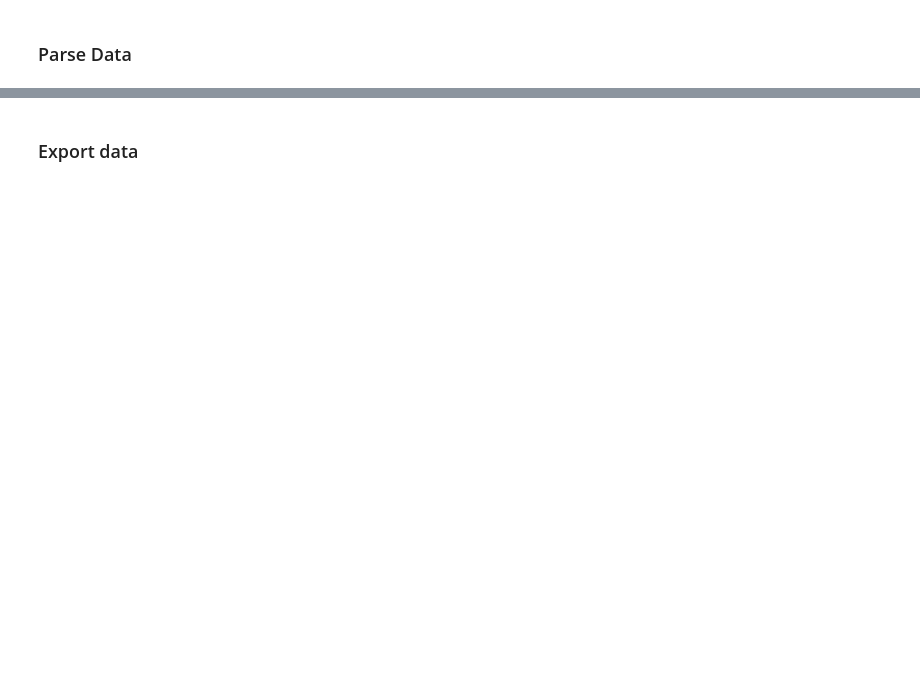
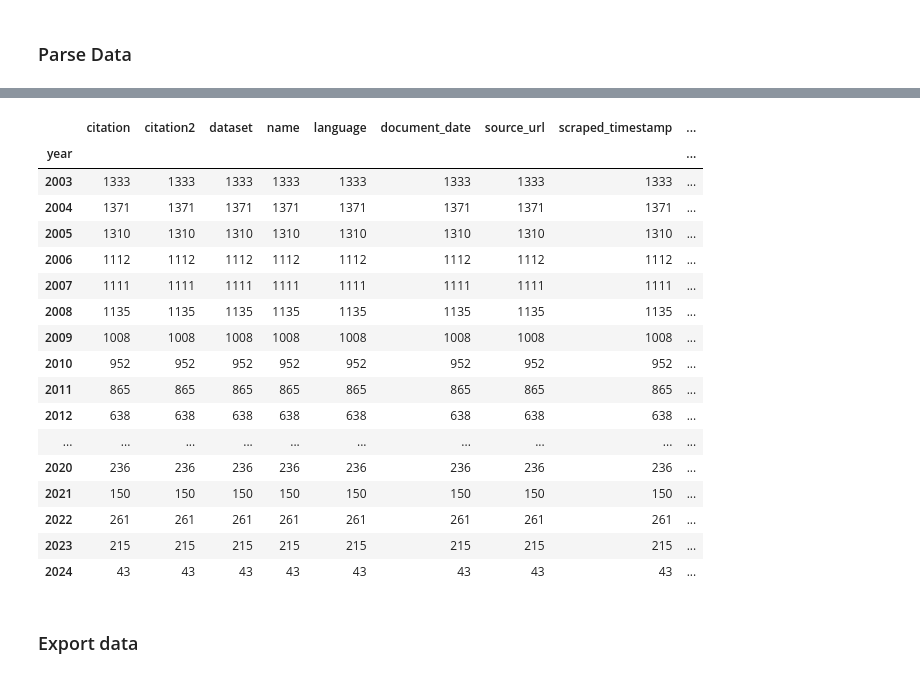
Before and after one commit to Refugee-Law-Lab/tcc_bulk_data, a Jupyter notebook: parse_tcc_html.ipynb, the cells around one changed output, grey strips where cells are left out. Saved outputs shown, nothing was run; the diff lists cells and outputs as text; code cells hidden in the pictures; blank space fills up the shorter version.

Commit message:
updated cases to Apr 9 2024

```diff
--- a/parse_tcc_html.ipynb
+++ b/parse_tcc_html.ipynb
@@ -252,3 +254,25 @@ df.tail()
+# %%
+# count number of cases per year
+df.groupby('year').count()
+# %% [output]
+|  | citation | citation2 | dataset | name | language | document_date | source_url | scraped_timestamp | ... |
+| year |  |  |  |  |  |  |  |  | ... |
+| 2003 | 1333 | 1333 | 1333 | 1333 | 1333 | 1333 | 1333 | 1333 | ... |
+| 2004 | 1371 | 1371 | 1371 | 1371 | 1371 | 1371 | 1371 | 1371 | ... |
+| 2005 | 1310 | 1310 | 1310 | 1310 | 1310 | 1310 | 1310 | 1310 | ... |
+| 2006 | 1112 | 1112 | 1112 | 1112 | 1112 | 1112 | 1112 | 1112 | ... |
+| 2007 | 1111 | 1111 | 1111 | 1111 | 1111 | 1111 | 1111 | 1111 | ... |
+| 2008 | 1135 | 1135 | 1135 | 1135 | 1135 | 1135 | 1135 | 1135 | ... |
+| 2009 | 1008 | 1008 | 1008 | 1008 | 1008 | 1008 | 1008 | 1008 | ... |
+| 2010 | 952 | 952 | 952 | 952 | 952 | 952 | 952 | 952 | ... |
+| 2011 | 865 | 865 | 865 | 865 | 865 | 865 | 865 | 865 | ... |
+| 2012 | 638 | 638 | 638 | 638 | 638 | 638 | 638 | 638 | ... |
+| ... | ... | ... | ... | ... | ... | ... | ... | ... | ... |
+| 2020 | 236 | 236 | 236 | 236 | 236 | 236 | 236 | 236 | ... |
+| 2021 | 150 | 150 | 150 | 150 | 150 | 150 | 150 | 150 | ... |
+| 2022 | 261 | 261 | 261 | 261 | 261 | 261 | 261 | 261 | ... |
+| 2023 | 215 | 215 | 215 | 215 | 215 | 215 | 215 | 215 | ... |
+| 2024 | 43 | 43 | 43 | 43 | 43 | 43 | 43 | 43 | ... |
 # %% [markdown]
 ### Export data
 # %%
```
Also changed, not shown: parts of 5 cells of this notebook, 8 other files.
